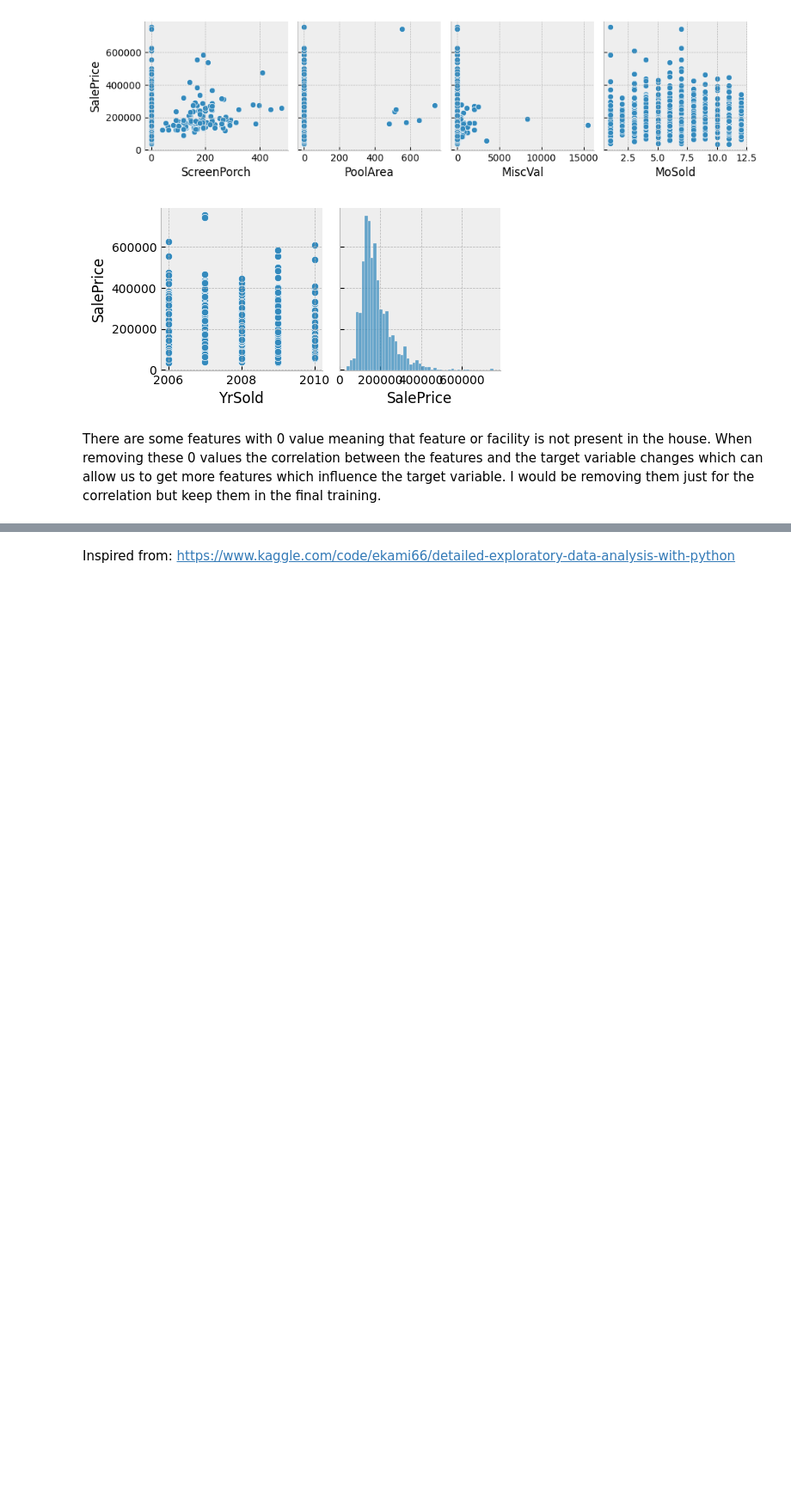
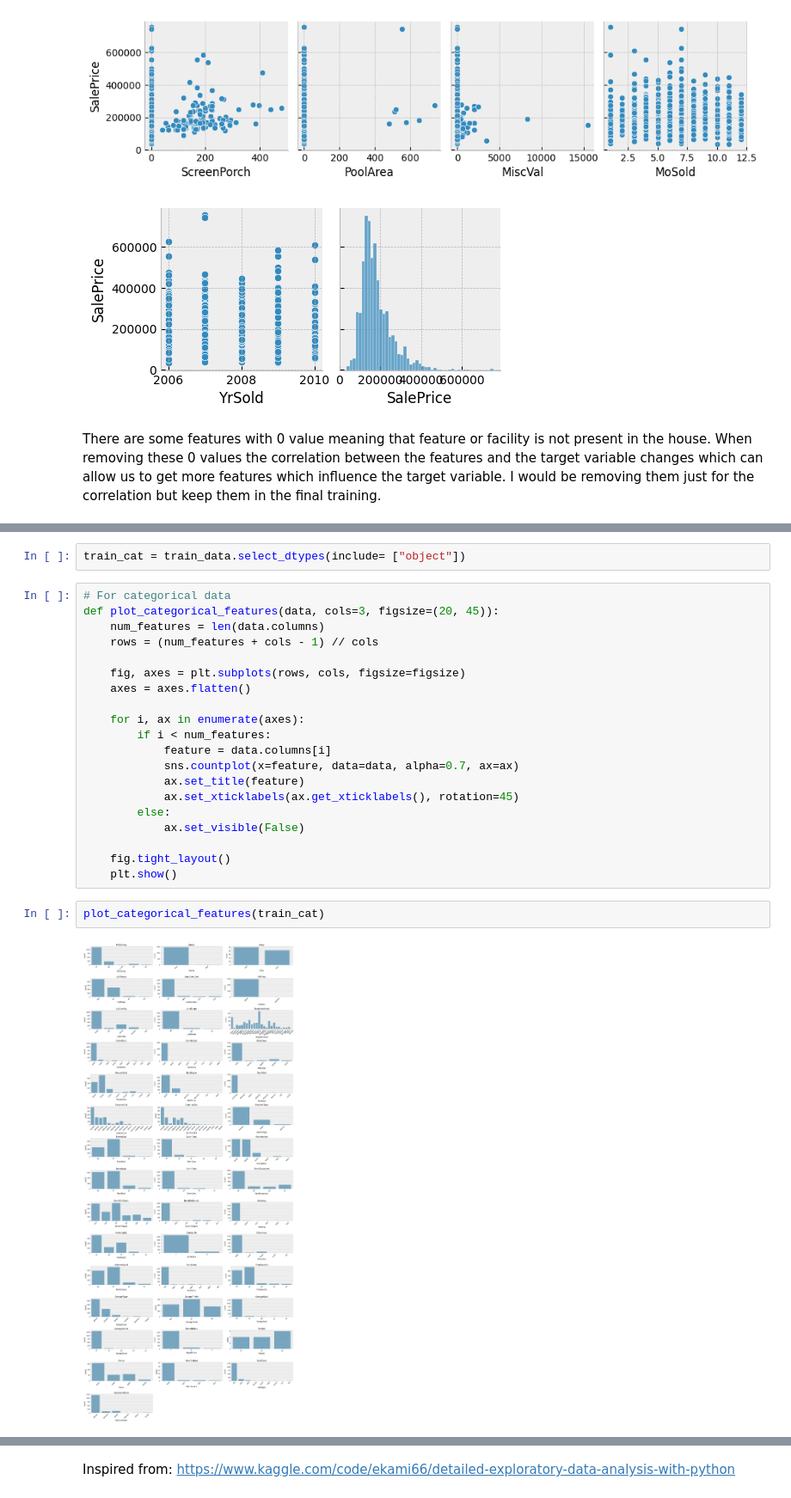
Before and after one commit to bharath03-a/house_rate_prediction, a Jupyter notebook: eda.ipynb, the cells around one changed output, grey strips where cells are left out. Shown at 86% size. Drawn from its saved outputs; the diff is of its cells as text; blank space fills up the shorter version.

```diff
--- a/eda.ipynb
+++ b/eda.ipynb
@@ -148,0 +243,26 @@ There are some features with 0 value meaning that feature or facility is not pre
+# %%
+train_cat = train_data.select_dtypes(include= ["object"])
+# %%
+# For categorical data
+def plot_categorical_features(data, cols=3, figsize=(20, 45)):
+    num_features = len(data.columns)
+    rows = (num_features + cols - 1) // cols
+
+    fig, axes = plt.subplots(rows, cols, figsize=figsize)
+    axes = axes.flatten()
+
+    for i, ax in enumerate(axes):
+        if i < num_features:
+            feature = data.columns[i]
+            sns.countplot(x=feature, data=data, alpha=0.7, ax=ax)
+            ax.set_title(feature)
+            ax.set_xticklabels(ax.get_xticklabels(), rotation=45)
+        else:
+            ax.set_visible(False)
+
+    fig.tight_layout()
+    plt.show()
+# %%
+plot_categorical_features(train_cat)
+# %% [output]
+[figure, added]
```
Also changed, not shown: parts of 17 cells of this notebook, 3 other files.
